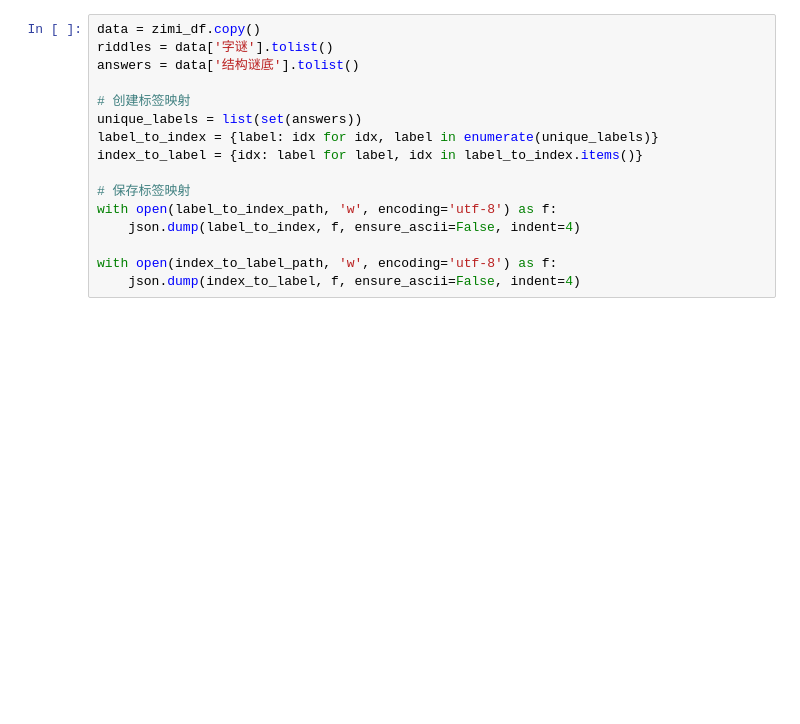
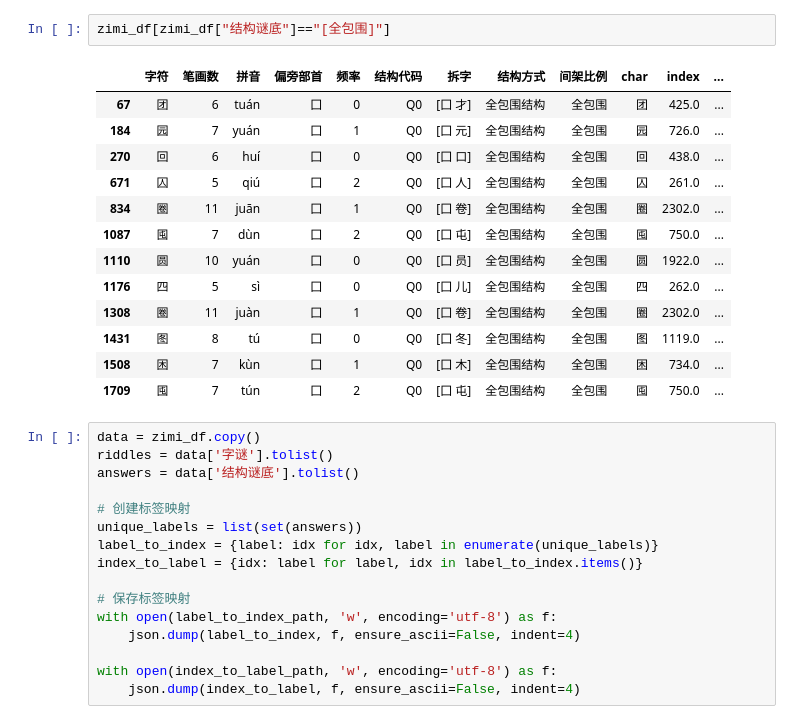
Before and after one commit to MarrytheToilet/zimi, a Jupyter notebook: train/structure_model.ipynb, the cells around one changed output. Cells and saved outputs as stored; diff of their text form; blank space fills up the shorter version.

```diff
--- a/train/structure_model.ipynb
+++ b/train/structure_model.ipynb
@@ -52,3 +66,19 @@ zimi_df.head(5)
+# %%
+zimi_df[zimi_df["结构谜底"]=="[全包围]"]
+# %% [output]
+|  | 字符 | 笔画数 | 拼音 | 偏旁部首 | 频率 | 结构代码 | 拆字 | 结构方式 | 间架比例 | char | index | ... |
+| 67 | 团 | 6 | tuán | 囗 | 0 | Q0 | [囗 才] | 全包围结构 | 全包围 | 团 | 425.0 | ... |
+| 184 | 园 | 7 | yuán | 囗 | 1 | Q0 | [囗 元] | 全包围结构 | 全包围 | 园 | 726.0 | ... |
+| 270 | 回 | 6 | huí | 囗 | 0 | Q0 | [囗 口] | 全包围结构 | 全包围 | 回 | 438.0 | ... |
+| 671 | 囚 | 5 | qiú | 囗 | 2 | Q0 | [囗 人] | 全包围结构 | 全包围 | 囚 | 261.0 | ... |
+| 834 | 圈 | 11 | juān | 囗 | 1 | Q0 | [囗 卷] | 全包围结构 | 全包围 | 圈 | 2302.0 | ... |
+| 1087 | 囤 | 7 | dùn | 囗 | 2 | Q0 | [囗 屯] | 全包围结构 | 全包围 | 囤 | 750.0 | ... |
+| 1110 | 圆 | 10 | yuán | 囗 | 0 | Q0 | [囗 员] | 全包围结构 | 全包围 | 圆 | 1922.0 | ... |
+| 1176 | 四 | 5 | sì | 囗 | 0 | Q0 | [囗 儿] | 全包围结构 | 全包围 | 四 | 262.0 | ... |
+| 1308 | 圈 | 11 | juàn | 囗 | 1 | Q0 | [囗 卷] | 全包围结构 | 全包围 | 圈 | 2302.0 | ... |
+| 1431 | 图 | 8 | tú | 囗 | 0 | Q0 | [囗 冬] | 全包围结构 | 全包围 | 图 | 1119.0 | ... |
+| 1508 | 困 | 7 | kùn | 囗 | 1 | Q0 | [囗 木] | 全包围结构 | 全包围 | 困 | 734.0 | ... |
+| 1709 | 囤 | 7 | tún | 囗 | 2 | Q0 | [囗 屯] | 全包围结构 | 全包围 | 囤 | 750.0 | ... |
 # %%
 data = zimi_df.copy()
 riddles = data['字谜'].tolist()
```
Also changed, not shown: parts of 9 cells of this notebook, 12 other files.
